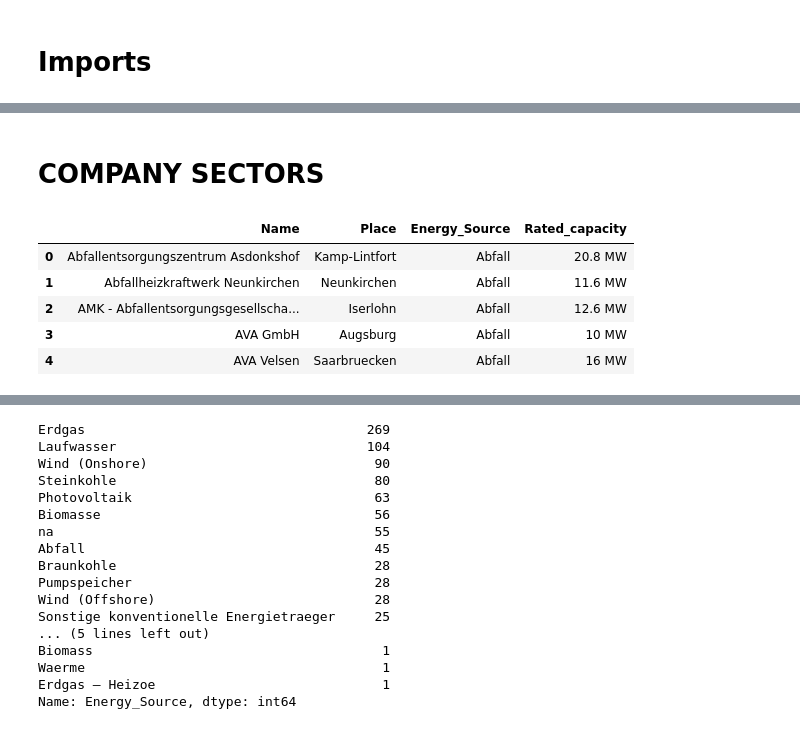
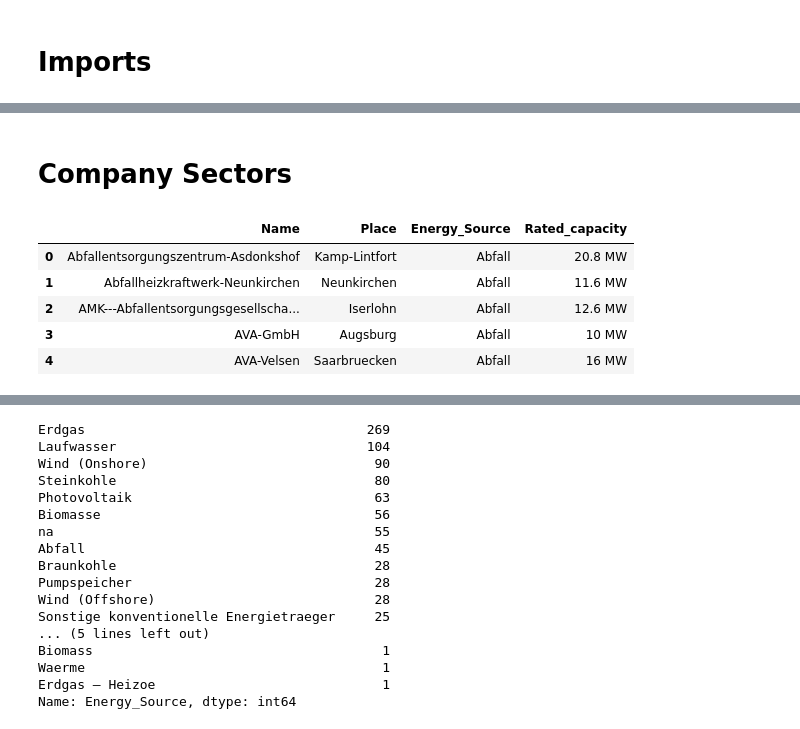
Before and after one commit to Arassc/energy-analysis-and-predictions, a Jupyter notebook: notebooks/power_data_test.ipynb, the cells around one changed output, grey strips where cells are left out. Drawn from its saved outputs; the diff is of its cells as text; code cells hidden in the pictures.

```diff
--- a/notebooks/power_data_test.ipynb
+++ b/notebooks/power_data_test.ipynb
@@ -36,12 +36,0 @@ To enable them in other operations, rebuild TensorFlow with the appropriate comp
-# %% [markdown]
-# COMPANY SECTORS
-# %%
-energy_sectors = pd.read_csv(ENERGY_COMPANY_SECTOR ,delimiter = ",", encoding = "utf-8")
-energy_sectors.head()
-# %% [output]
-|  | Name | Place | Energy_Source | Rated_capacity |
-| 0 | Abfallentsorgungszentrum Asdonkshof | Kamp-Lintfort | Abfall | 20.8 MW |
-| 1 | Abfallheizkraftwerk Neunkirchen | Neunkirchen | Abfall | 11.6 MW |
-| 2 | AMK - Abfallentsorgungsgesellscha... | Iserlohn | Abfall | 12.6 MW |
-| 3 | AVA GmbH | Augsburg | Abfall | 10 MW |
-| 4 | AVA Velsen | Saarbruecken | Abfall | 16 MW |
@@ -49,0 +37,18 @@ energy_sectors['Energy_Source'] = energy_sectors['Energy_Source'].map(lambda x:
+# %% [markdown]
+# Company Sectors
+# %%
+energy_sectors = pd.read_csv(ENERGY_COMPANY_SECTOR , delimiter = ",", encoding = "utf-8")
+energy_sectors['Energy_Source'] = energy_sectors['Energy_Source'].map(lambda x: str(x)[:-1])
+energy_sectors['Name'] = energy_sectors['Name'].map(lambda x: str(x)[:-1])
+energy_sectors['Name'] = energy_sectors['Name'].map(lambda x: str(x).replace(' ', '-'))
+energy_sectors['Name'] = energy_sectors['Name'].map(lambda x: str(x).replace('_', '-'))
+energy_sectors = energy_sectors.dropna()
+energy_sectors = energy_sectors.drop_duplicates()
+energy_sectors.head()
+# %% [output]
+|  | Name | Place | Energy_Source | Rated_capacity |
+| 0 | Abfallentsorgungszentrum-Asdonkshof | Kamp-Lintfort | Abfall | 20.8 MW |
+| 1 | Abfallheizkraftwerk-Neunkirchen | Neunkirchen | Abfall | 11.6 MW |
+| 2 | AMK---Abfallentsorgungsgesellscha... | Iserlohn | Abfall | 12.6 MW |
+| 3 | AVA-GmbH | Augsburg | Abfall | 10 MW |
+| 4 | AVA-Velsen | Saarbruecken | Abfall | 16 MW |
```
Also changed, not shown: parts of 49 cells of this notebook, 2 other files.
